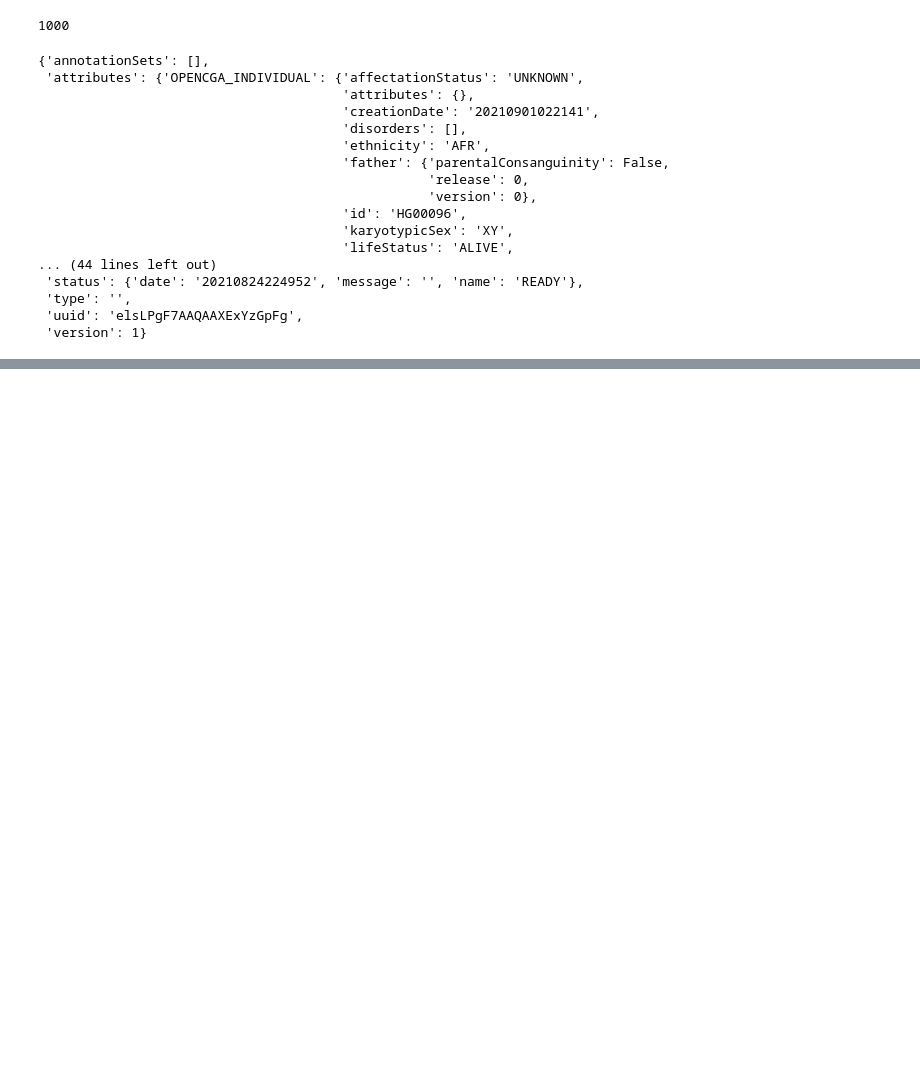
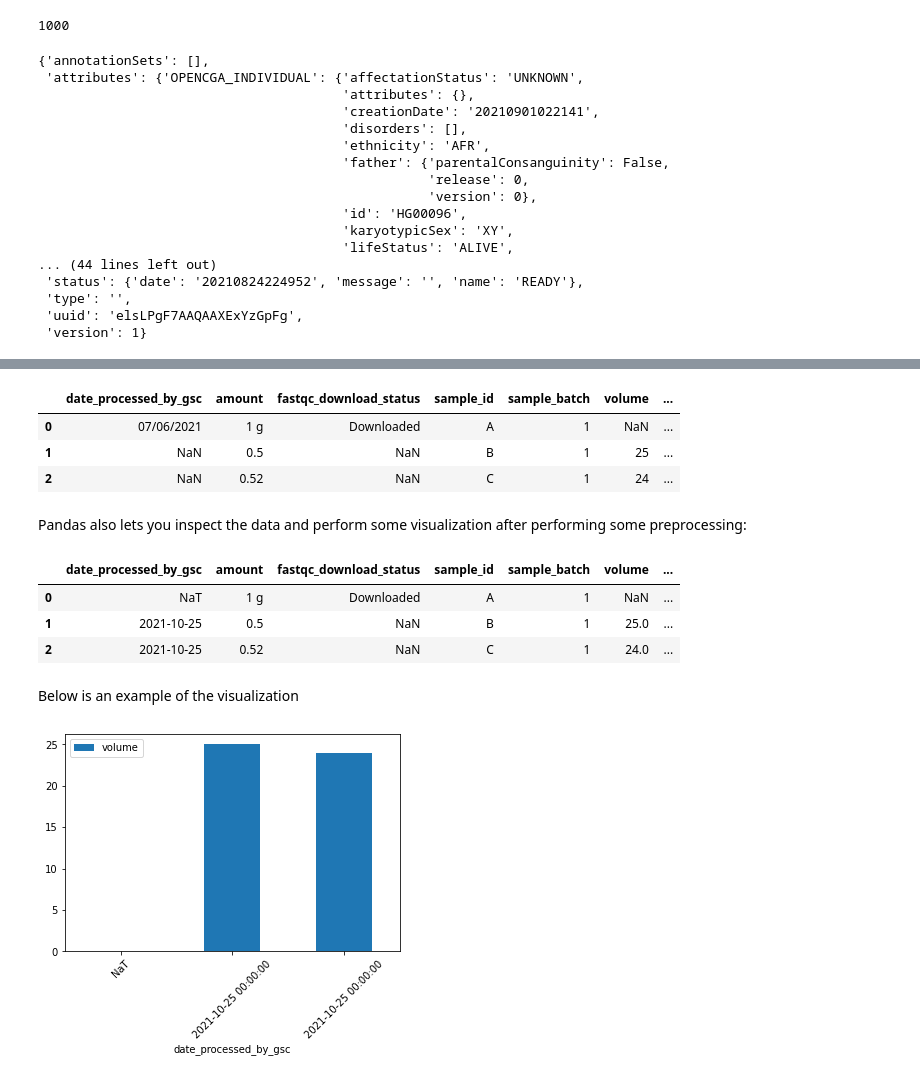
Before and after one commit to wassermanlab/IBVL, a Jupyter notebook: opencga/example_metadata.ipynb, the cells around one changed output, grey strips where cells are left out. Saved outputs shown, nothing was run; the diff lists cells and outputs as text; code cells hidden in the pictures; blank space fills up the shorter version.

```diff
--- a/opencga/example_metadata.ipynb
+++ b/opencga/example_metadata.ipynb
@@ -130,0 +139,4 @@ for res in sample_results.results():
+# %%
+res = samples.info(query_id = "A,B,C",study="1kG_phase3")
+for sample in res.results():
+    pprint(sample)
@@ -150,0 +197,34 @@ class RESTResponse(builtins.object)
+# %%
+def get_sample_details(res):
+    try:
+        ann = res["annotationSets"][0]["annotations"]
+        return result.Ok(ann)
+    except KeyError:
+        return result.Err("Not found")
+# %%
+data = [get_sample_details(r).unwrap_or("NA") for r in res.results()]
+df = pd.DataFrame(data)
+df.head()
+# %% [output]
+|  | date_processed_by_gsc | amount | fastqc_download_status | sample_id | sample_batch | volume | ... |
+| 0 | 07/06/2021 | 1 g | Downloaded | A | 1 | NaN | ... |
+| 1 | NaN | 0.5 | NaN | B | 1 | 25 | ... |
+| 2 | NaN | 0.52 | NaN | C | 1 | 24 | ... |
+# %% [markdown]
+Pandas also lets you inspect the data and perform some visualization after performing some preprocessing:
+# %%
+df.date_processed_by_gsc = pd.to_datetime(df.date_received_by_gsc)
+df.volume = pd.to_numeric(df.volume)
+df.head()
+# %% [output]
+|  | date_processed_by_gsc | amount | fastqc_download_status | sample_id | sample_batch | volume | ... |
+| 0 | NaT | 1 g | Downloaded | A | 1 | NaN | ... |
+| 1 | 2021-10-25 | 0.5 | NaN | B | 1 | 25.0 | ... |
+| 2 | 2021-10-25 | 0.52 | NaN | C | 1 | 24.0 | ... |
+# %% [markdown]
+Below is an example of the visualization
+# %%
+df.plot("date_processed_by_gsc","volume",kind="bar")
+plt.xticks(rotation=45);
+# %% [output]
+[figure, added]
```
Also changed, not shown: parts of 17 cells of this notebook, 1 other file.
